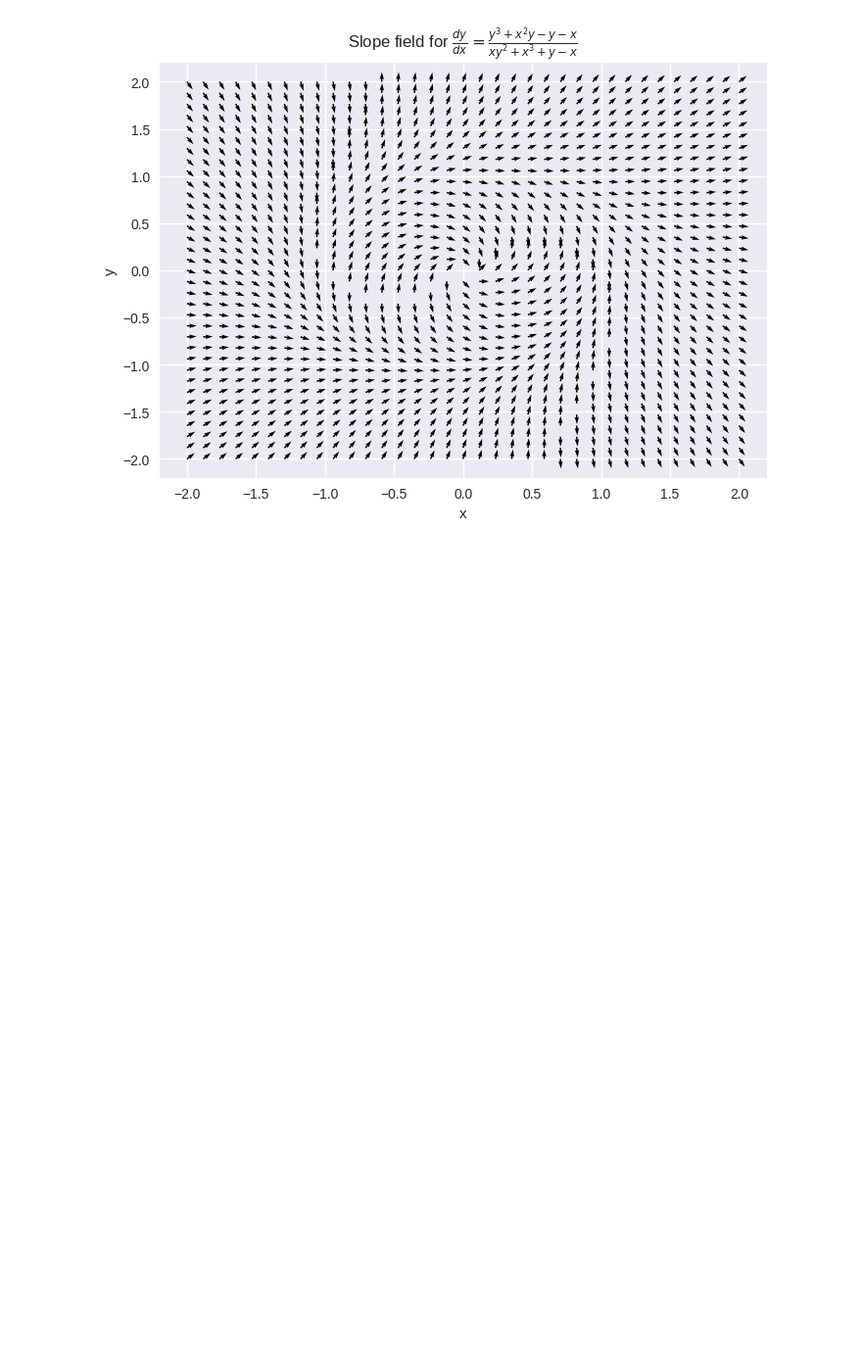
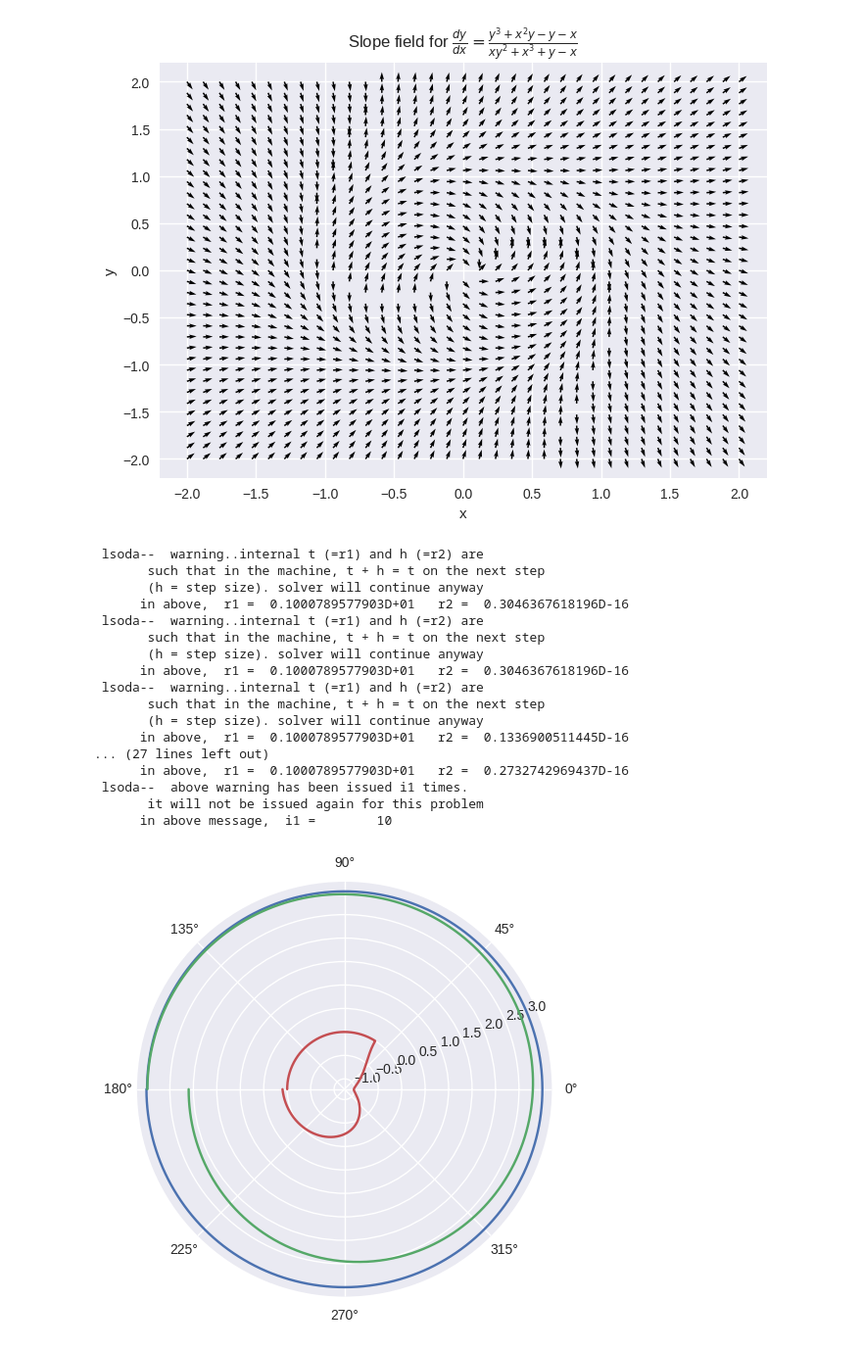
Before and after one commit to alizma/symmetry_learning, a Jupyter notebook: rotation_ode.ipynb, the cells around one changed output. Shown at 98% size. Drawn from its saved outputs; the diff is of its cells as text; code cells hidden in the pictures; blank space fills up the shorter version.

```diff
--- a/rotation_ode.ipynb
+++ b/rotation_ode.ipynb
@@ -86,3 +93,53 @@ plt.ylabel('y')
 # %% [output]
 Text(0, 0.5, 'y')
 [figure]
+# %%
+from scipy.integrate import odeint
+
+def model1(y,t):
+    dydt = -np.sqrt((y**4)*(1-1.2/(-3+2*y)-(27*(1-2/y)*(1-
+            1.2/(-3+2*y)))/(y**2)))/(3.*np.sqrt(3))
+    return dydt
+
+def model2(y,t):
+    dydt = np.sqrt((y**4)*(1-1.2/(-3+2*y)-(27*(1-2/y)*(1-1.2/(-3+2*y)))/(y**2)))/(3.*np.sqrt(3))
+    return dydt
+
+# initial condition
+y01 = 3-.0001
+y02 = 2.1+0.0001
+yrot  = 0.1
+# time points
+t = np.linspace(-np.pi,np.pi,1000)
+
+# solve ODE
+yd = odeint(model1,y01,t)
+yc = odeint(model2,y02,t)
+yrot = odeint(f_rot2, yrot, t)
+
+# plot results
+ax = plt.subplot(111, projection='polar')
+ax.plot(t, yd)
+ax.plot(t, yc)
+ax.plot(t, yrot)
+# plt.savefig('teste.png', dpi = 300, bbox_inches='tight')
+plt.show()
+# %% [output]
+ lsoda--  warning..internal t (=r1) and h (=r2) are
+       such that in the machine, t + h = t on the next step
+       (h = step size). solver will continue anyway
+      in above,  r1 =  0.1000789577903D+01   r2 =  0.3046367618196D-16
+ lsoda--  warning..internal t (=r1) and h (=r2) are
+       such that in the machine, t + h = t on the next step
+       (h = step size). solver will continue anyway
+      in above,  r1 =  0.1000789577903D+01   r2 =  0.3046367618196D-16
+ lsoda--  warning..internal t (=r1) and h (=r2) are
+       such that in the machine, t + h = t on the next step
+       (h = step size). solver will continue anyway
+      in above,  r1 =  0.1000789577903D+01   r2 =  0.1336900511445D-16
+... (27 lines left out)
+      in above,  r1 =  0.1000789577903D+01   r2 =  0.2732742969437D-16
+ lsoda--  above warning has been issued i1 times.
+       it will not be issued again for this problem
+      in above message,  i1 =        10
+[figure, added]
```
Also changed, not shown: parts of 4 cells of this notebook, 6 other files.
